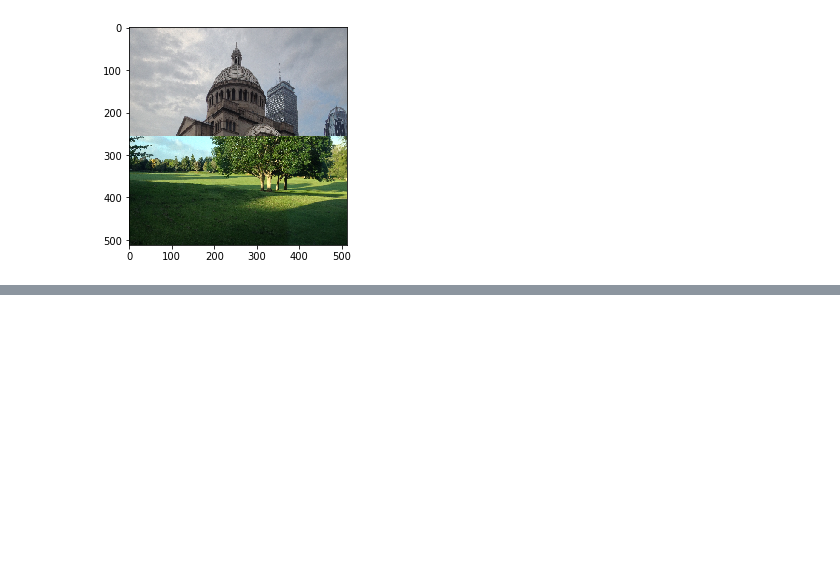
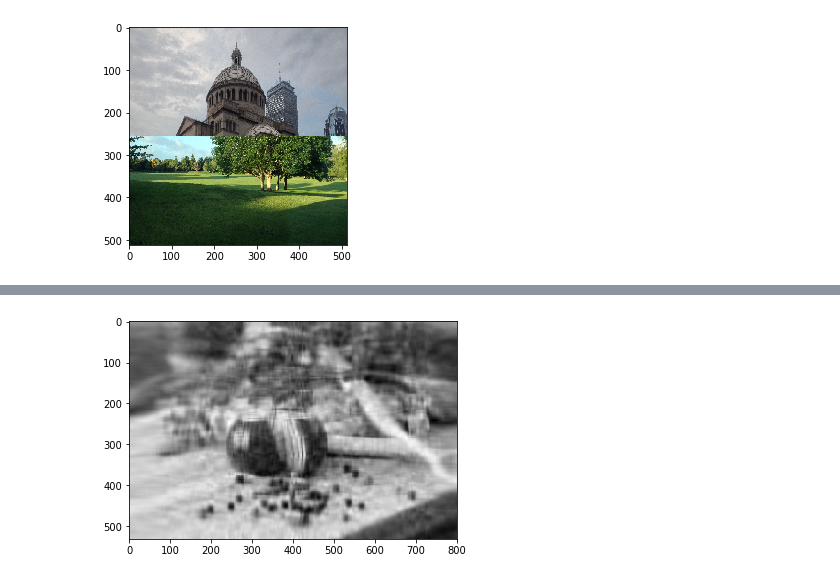
Before and after one commit to neezcha/483H1, a Jupyter notebook: HW1-Coding.ipynb, the cells around one changed output, grey strips where cells are left out. Drawn from its saved outputs; the diff is of its cells as text; code cells hidden in the pictures; blank space fills up the shorter version.

```diff
--- a/HW1-Coding.ipynb
+++ b/HW1-Coding.ipynb
@@ -119,0 +164,9 @@ grey.save('greyscale.jpg')
+# %%
+nScaled = np.matmul( np.matmul( U[:,:n[2]], np.diag(sigma[:n[2]]) ), V[:n[2], :] )
+
+plt.savefig('rank_20_approx.jpg')
+
+imgplot = plt.imshow(nScaled, cmap='gray')
+plt.show()
+# %% [output]
+[figure, added]
```
Also changed, not shown: parts of 11 cells of this notebook, 5 other files.
